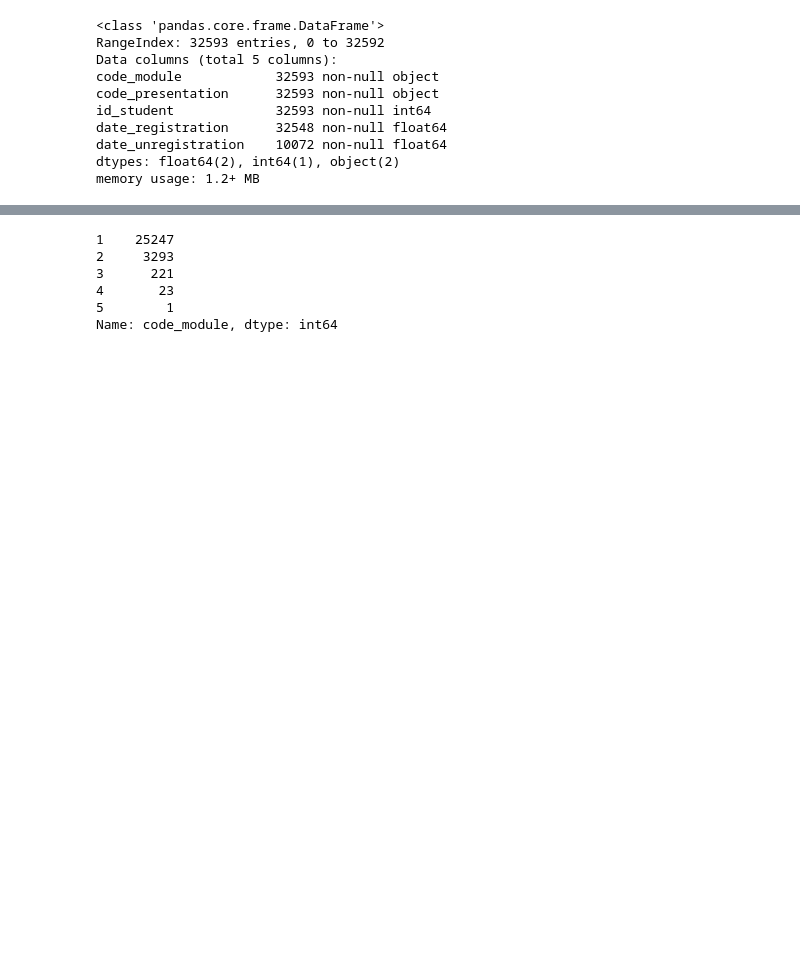
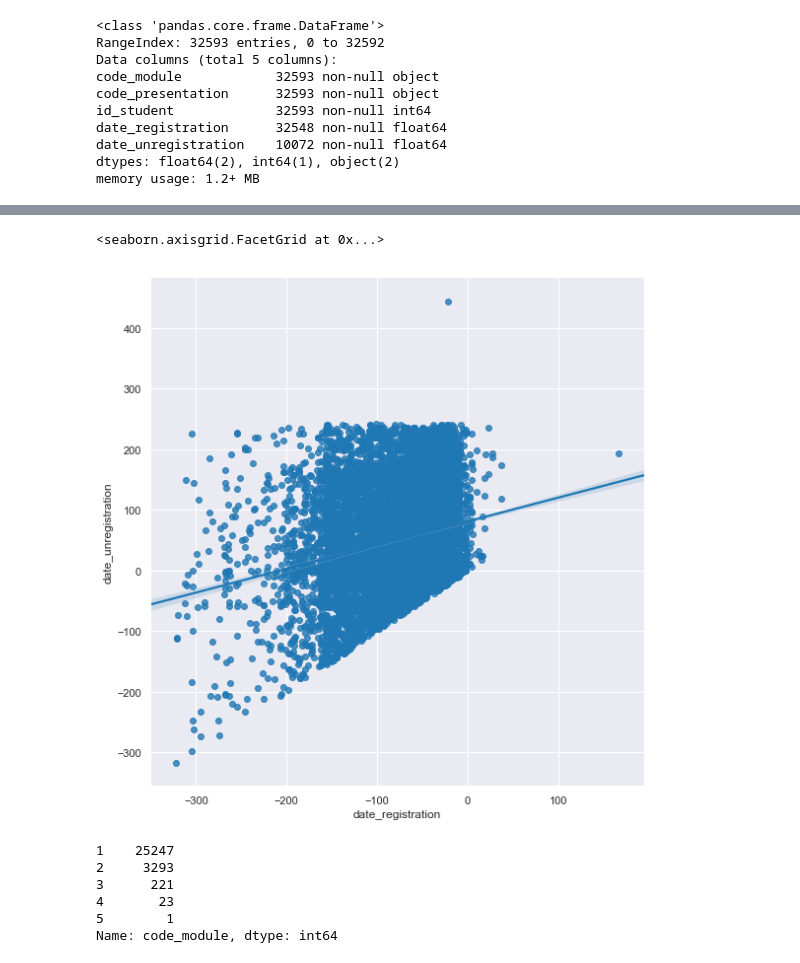
Before and after one commit to jeremymiller00/Predicting-Success-in-Online-Education, a Jupyter notebook: notebooks/exploring_reg.ipynb, the cells around one changed output, grey strips where cells are left out. Cells and saved outputs as stored; diff of their text form; code cells hidden in the pictures; blank space fills up the shorter version.

```diff
--- a/notebooks/exploring_reg.ipynb
+++ b/notebooks/exploring_reg.ipynb
@@ -49,3 +49,8 @@ reg.sample(10)
+# %%
+sns.lmplot(x='date_registration', y='date_unregistration', data=reg_df.dropna(), size=8)
+# %% [output]
+<seaborn.axisgrid.FacetGrid at 0x...>
+[figure, added]
 # %%
 by_student = reg.groupby('id_student').count()[['code_module']]
 # %%
```
Also changed, not shown: parts of 3 cells of this notebook, 3 other files.
